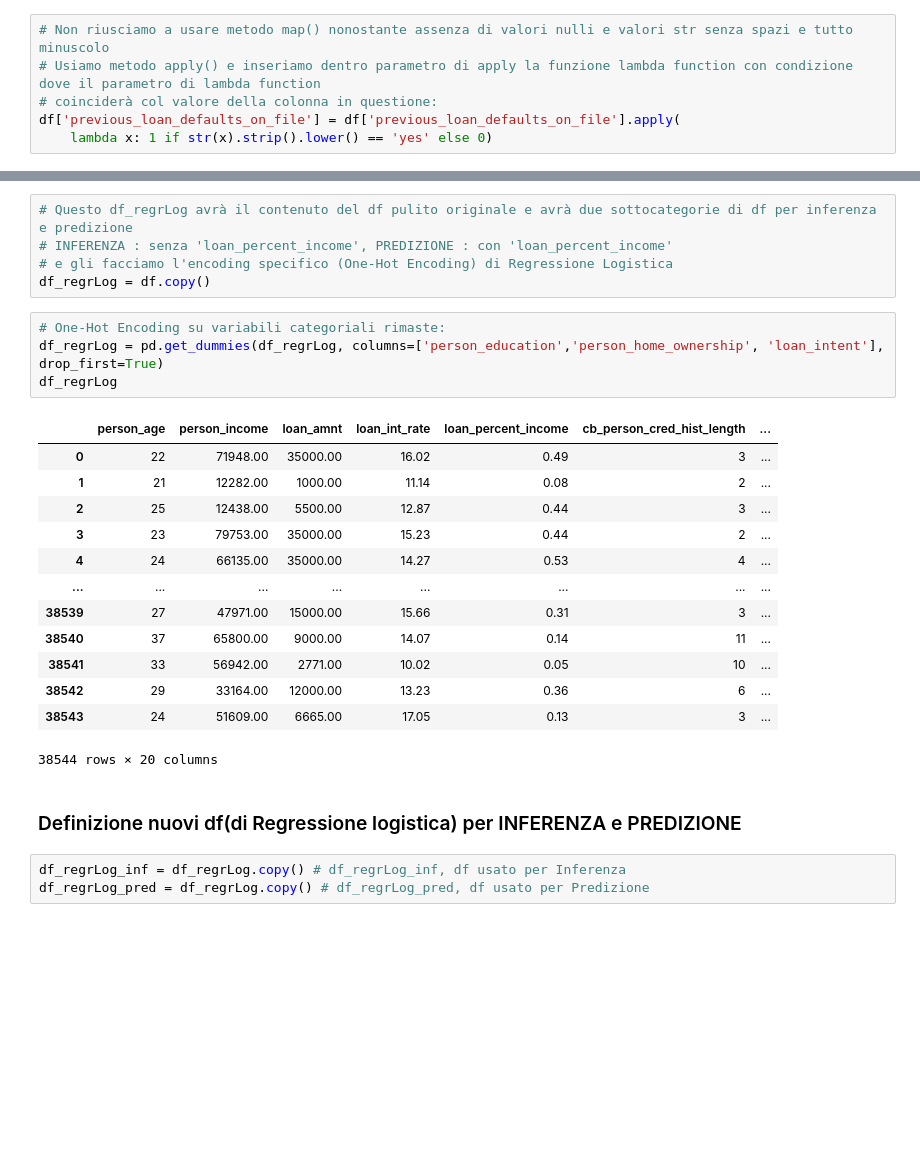
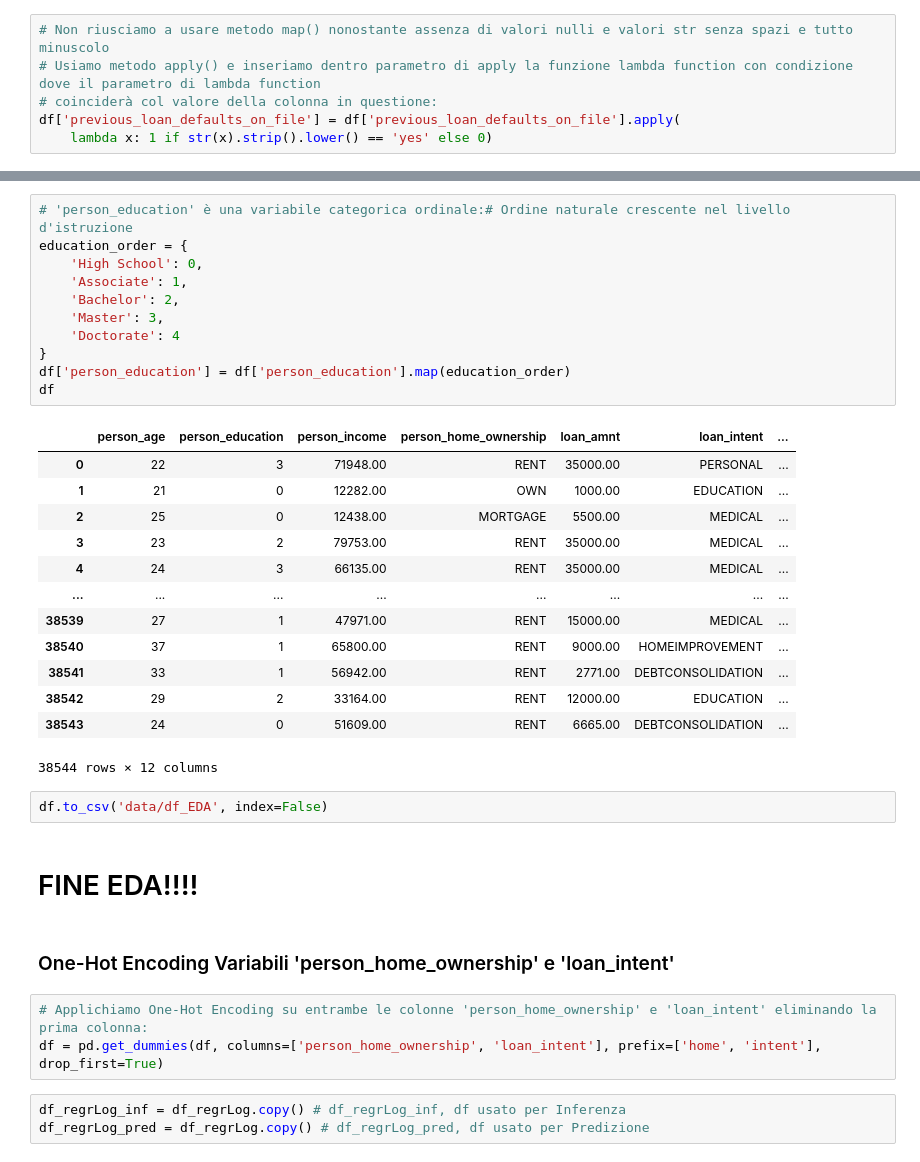
Before and after one commit to FrancescaCola/CustomerScoring, a Jupyter notebook: EDA.ipynb, the cells around one changed output, grey strips where cells are left out. Cells and saved outputs as stored; diff of their text form; blank space fills up the shorter version.

```diff
--- a/EDA.ipynb
+++ b/EDA.ipynb
@@ -678,28 +695,37 @@ df
-# %%
-# Questo df_regrLog avrà il contenuto del df pulito originale e avrà due sottocategorie di df per inferenza e predizione
-# INFERENZA : senza 'loan_percent_income', PREDIZIONE : con 'loan_percent_income'
-# e gli facciamo l'encoding specifico (One-Hot Encoding) di Regressione Logistica
-df_regrLog = df.copy()
-# %%
-# One-Hot Encoding su variabili categoriali rimaste:
-df_regrLog = pd.get_dummies(df_regrLog, columns=['person_education','person_home_ownership', 'loan_intent'], drop_first=True)
-df_regrLog
-# %% [output]
-|  | person_age | person_income | loan_amnt | loan_int_rate | loan_percent_income | cb_person_cred_hist_length | ... |
-| 0 | 22 | 71948.00 | 35000.00 | 16.02 | 0.49 | 3 | ... |
-| 1 | 21 | 12282.00 | 1000.00 | 11.14 | 0.08 | 2 | ... |
-| 2 | 25 | 12438.00 | 5500.00 | 12.87 | 0.44 | 3 | ... |
-| 3 | 23 | 79753.00 | 35000.00 | 15.23 | 0.44 | 2 | ... |
-| 4 | 24 | 66135.00 | 35000.00 | 14.27 | 0.53 | 4 | ... |
-| ... | ... | ... | ... | ... | ... | ... | ... |
-| 38539 | 27 | 47971.00 | 15000.00 | 15.66 | 0.31 | 3 | ... |
-| 38540 | 37 | 65800.00 | 9000.00 | 14.07 | 0.14 | 11 | ... |
-| 38541 | 33 | 56942.00 | 2771.00 | 10.02 | 0.05 | 10 | ... |
-| 38542 | 29 | 33164.00 | 12000.00 | 13.23 | 0.36 | 6 | ... |
-| 38543 | 24 | 51609.00 | 6665.00 | 17.05 | 0.13 | 3 | ... |
-38544 rows × 20 columns
+# %%
+# 'person_education' è una variabile categorica ordinale:# Ordine naturale crescente nel livello d'istruzione
+education_order = {
+    'High School': 0,
+    'Associate': 1,
+    'Bachelor': 2,
+    'Master': 3,
+    'Doctorate': 4
+}
+df['person_education'] = df['person_education'].map(education_order)
+df
+# %% [output]
+|  | person_age | person_education | person_income | person_home_ownership | loan_amnt | loan_intent | ... |
+| 0 | 22 | 3 | 71948.00 | RENT | 35000.00 | PERSONAL | ... |
+| 1 | 21 | 0 | 12282.00 | OWN | 1000.00 | EDUCATION | ... |
+| 2 | 25 | 0 | 12438.00 | MORTGAGE | 5500.00 | MEDICAL | ... |
+| 3 | 23 | 2 | 79753.00 | RENT | 35000.00 | MEDICAL | ... |
+| 4 | 24 | 3 | 66135.00 | RENT | 35000.00 | MEDICAL | ... |
+| ... | ... | ... | ... | ... | ... | ... | ... |
+| 38539 | 27 | 1 | 47971.00 | RENT | 15000.00 | MEDICAL | ... |
+| 38540 | 37 | 1 | 65800.00 | RENT | 9000.00 | HOMEIMPROVEMENT | ... |
+| 38541 | 33 | 1 | 56942.00 | RENT | 2771.00 | DEBTCONSOLIDATION | ... |
+| 38542 | 29 | 2 | 33164.00 | RENT | 12000.00 | EDUCATION | ... |
+| 38543 | 24 | 0 | 51609.00 | RENT | 6665.00 | DEBTCONSOLIDATION | ... |
+38544 rows × 12 columns
+# %%
+df.to_csv('data/df_EDA', index=False)
+# %% [markdown]
+# FINE EDA!!!!
 # %% [markdown]
-### Definizione nuovi df(di Regressione logistica) per INFERENZA e PREDIZIONE
+### One-Hot Encoding Variabili 'person_home_ownership' e 'loan_intent'
+# %%
+# Applichiamo One-Hot Encoding su entrambe le colonne 'person_home_ownership' e 'loan_intent' eliminando la prima colonna:
+df = pd.get_dummies(df, columns=['person_home_ownership', 'loan_intent'], prefix=['home', 'intent'], drop_first=True)
 # %%
 df_regrLog_inf = df_regrLog.copy() # df_regrLog_inf, df usato per Inferenza
 df_regrLog_pred = df_regrLog.copy() # df_regrLog_pred, df usato per Predizione
```
Also changed, not shown: parts of 13 cells of this notebook, 1 other file.
